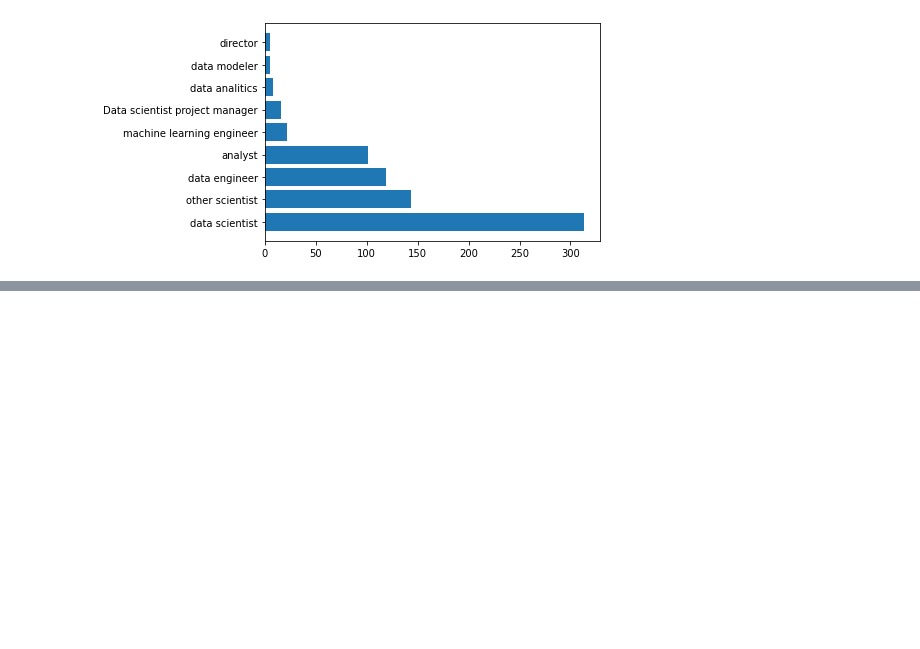
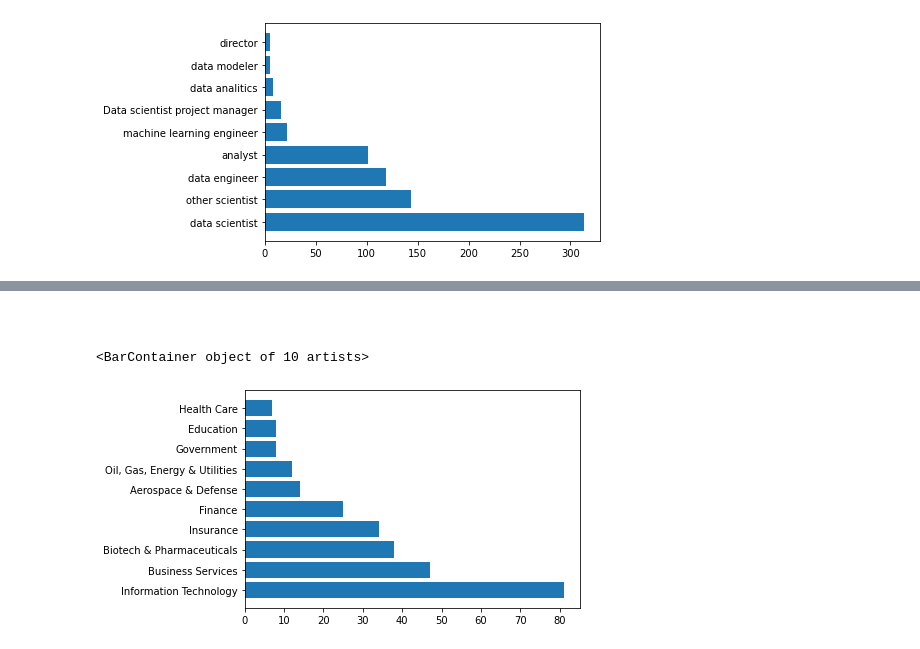
Before and after one commit to chars32/ds_salary, a Jupyter notebook: salary.ipynb, the cells around one changed output, grey strips where cells are left out. Saved outputs shown, nothing was run; the diff lists cells and outputs as text; code cells hidden in the pictures; blank space fills up the shorter version.

```diff
--- a/salary.ipynb
+++ b/salary.ipynb
@@ -57,0 +93,5 @@ plt.barh(df['job_title_sim'].value_counts().index, df['job_title_sim'].value_cou
+# %%
+df_datascientist = df[df['job_title_sim'] == 'data scientist']
+# %%
+df_top_sectors = df_datascientist['Sector'].value_counts().head(10)
+df_top_sectors
@@ -57,0 +110,7 @@ plt.barh(df['job_title_sim'].value_counts().index, df['job_title_sim'].value_cou
+# %% [markdown]
+#
+# %%
+plt.barh(df_top_sectors.index, df_top_sectors.values)
+# %% [output]
+<BarContainer object of 10 artists>
+[figure, added]
```
Also changed, not shown: parts of 6 cells of this notebook.
